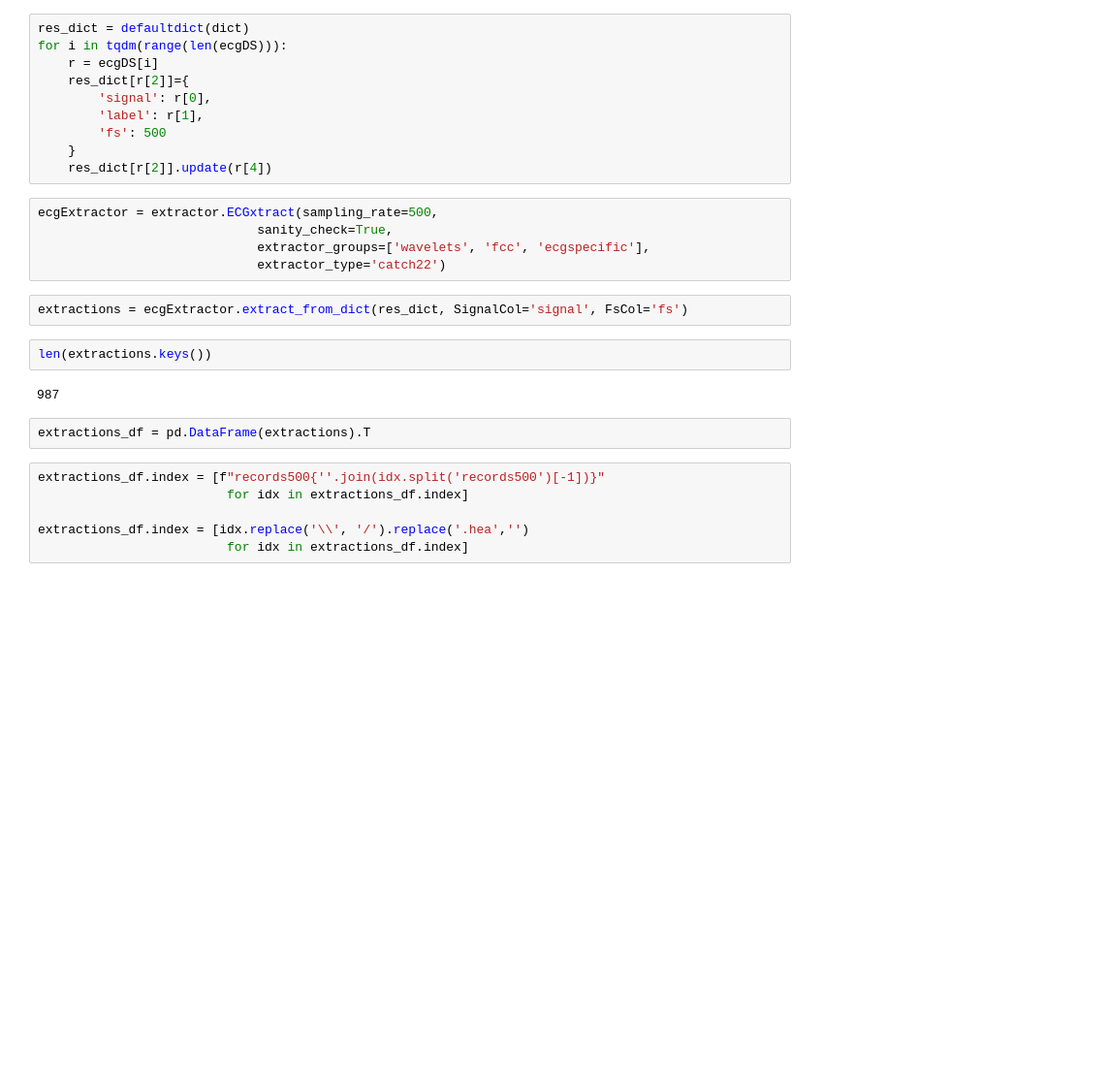
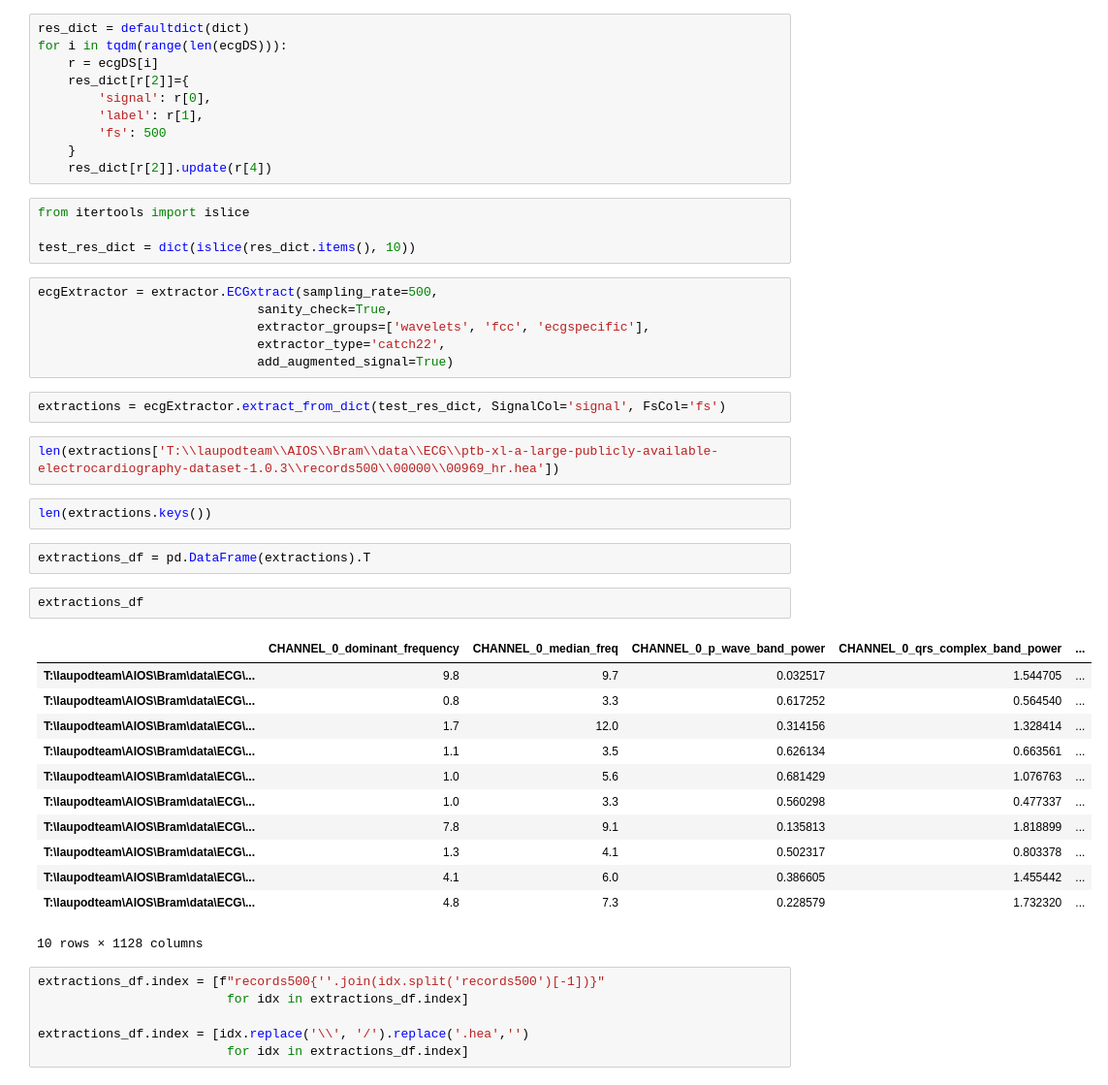
Before and after one commit to bramiozo/TimEx, a Jupyter notebook: sandbox/ECG_medxai.ipynb, the cells around one changed output. Shown: that part at 97% size. Cells and saved outputs as stored; diff of their text form; blank space fills up the shorter version.

```diff
--- a/sandbox/ECG_medxai.ipynb
+++ b/sandbox/ECG_medxai.ipynb
@@ -297,19 +316,39 @@ for i in tqdm(range(len(ecgDS))):
         'fs': 500
     }
     res_dict[r[2]].update(r[4])
+# %%
+from itertools import islice
+
+test_res_dict = dict(islice(res_dict.items(), 10))
 # %%
 ecgExtractor = extractor.ECGxtract(sampling_rate=500,
                              sanity_check=True,
                              extractor_groups=['wavelets', 'fcc', 'ecgspecific'],
-                             extractor_type='catch22')
+                             extractor_type='catch22',
+                             add_augmented_signal=True)
 # %%
-extractions = ecgExtractor.extract_from_dict(res_dict, SignalCol='signal', FsCol='fs')
+extractions = ecgExtractor.extract_from_dict(test_res_dict, SignalCol='signal', FsCol='fs')
+# %%
+len(extractions['T:\\laupodteam\\AIOS\\Bram\\data\\ECG\\ptb-xl-a-large-publicly-available-electrocardiography-dataset-1.0.3\\records500\\00000\\00969_hr.hea'])
 # %%
 len(extractions.keys())
-# %% [output]
-987
 # %%
 extractions_df = pd.DataFrame(extractions).T
+# %%
+extractions_df
+# %% [output]
+|  | CHANNEL_0_dominant_frequency | CHANNEL_0_median_freq | CHANNEL_0_p_wave_band_power | CHANNEL_0_qrs_complex_band_power | ... |
+| T:\laupodteam\AIOS\Bram\data\ECG\... | 9.8 | 9.7 | 0.032517 | 1.544705 | ... |
+| T:\laupodteam\AIOS\Bram\data\ECG\... | 0.8 | 3.3 | 0.617252 | 0.564540 | ... |
+| T:\laupodteam\AIOS\Bram\data\ECG\... | 1.7 | 12.0 | 0.314156 | 1.328414 | ... |
+| T:\laupodteam\AIOS\Bram\data\ECG\... | 1.1 | 3.5 | 0.626134 | 0.663561 | ... |
+| T:\laupodteam\AIOS\Bram\data\ECG\... | 1.0 | 5.6 | 0.681429 | 1.076763 | ... |
+| T:\laupodteam\AIOS\Bram\data\ECG\... | 1.0 | 3.3 | 0.560298 | 0.477337 | ... |
+| T:\laupodteam\AIOS\Bram\data\ECG\... | 7.8 | 9.1 | 0.135813 | 1.818899 | ... |
+| T:\laupodteam\AIOS\Bram\data\ECG\... | 1.3 | 4.1 | 0.502317 | 0.803378 | ... |
+| T:\laupodteam\AIOS\Bram\data\ECG\... | 4.1 | 6.0 | 0.386605 | 1.455442 | ... |
+| T:\laupodteam\AIOS\Bram\data\ECG\... | 4.8 | 7.3 | 0.228579 | 1.732320 | ... |
+10 rows × 1128 columns
 # %%
 extractions_df.index = [f"records500{''.join(idx.split('records500')[-1])}"
                          for idx in extractions_df.index]
```
Also changed, not shown: parts of 35 cells of this notebook, 2 other files.
